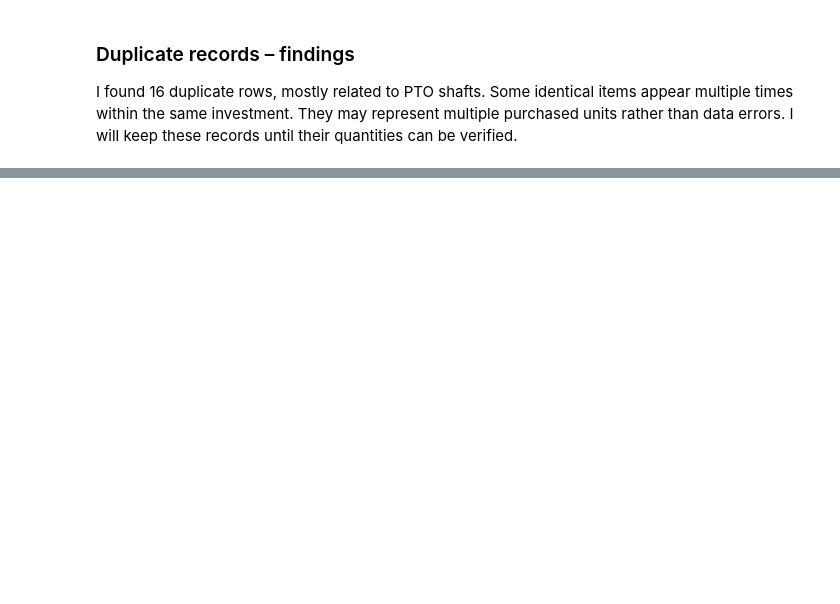
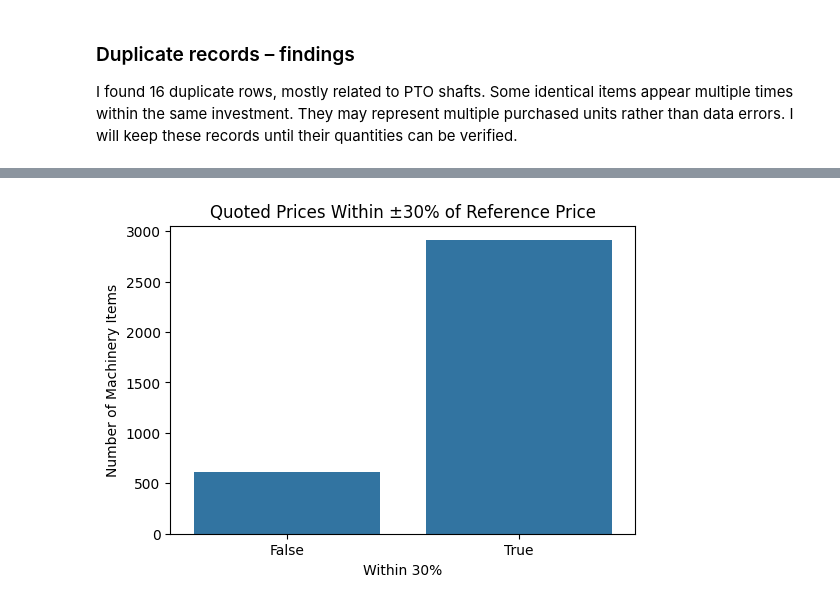
Before and after one commit to milatovicdanka90-maker/dsb_capstone, a Jupyter notebook: 01_EDA.ipynb, the cells around one changed output, grey strips where cells are left out. Cells and saved outputs as stored; diff of their text form; code cells hidden in the pictures; blank space fills up the shorter version.

```diff
--- a/01_EDA.ipynb
+++ b/01_EDA.ipynb
@@ -450,0 +461,8 @@ I found 16 duplicate rows, mostly related to PTO shafts. Some identical items ap
+# %%
+# Keeping records with both quoted and reference prices
+
+prices_analysis = prices_clean.dropna(subset=[
+        "Applicant Quoted Price (EUR)",
+        "Evaluation Committee Reference Price (EUR)"]).copy()
+
+prices_analysis.shape
@@ -450,0 +475,12 @@ I found 16 duplicate rows, mostly related to PTO shafts. Some identical items ap
+# %%
+# Calculating price deviation (%)
+
+prices_analysis["Price Deviation (%)"] = (
+    (prices_analysis["Applicant Quoted Price (EUR)"] -
+     prices_analysis["Evaluation Committee Reference Price (EUR)"])
+    / prices_analysis["Evaluation Committee Reference Price (EUR)"]) * 100
+
+prices_analysis[
+    ["Applicant Quoted Price (EUR)",
+     "Evaluation Committee Reference Price (EUR)",
+     "Price Deviation (%)"]].head(10)
@@ -450,0 +540,7 @@ I found 16 duplicate rows, mostly related to PTO shafts. Some identical items ap
+# %%
+# Checking if quoted prices are within 30% of reference prices
+
+prices_analysis["Within 30%"] = (
+    prices_analysis["Price Deviation (%)"].abs() <= 30)
+
+prices_analysis["Within 30%"].value_counts()
@@ -450,0 +557,14 @@ I found 16 duplicate rows, mostly related to PTO shafts. Some identical items ap
+# %%
+# Visualize the 30% price threshold results
+
+plt.figure(figsize=(6, 4))
+
+sns.countplot(data=prices_analysis, x="Within 30%")
+
+plt.title("Quoted Prices Within ±30% of Reference Price")
+plt.xlabel("Within 30%")
+plt.ylabel("Number of Machinery Items")
+
+plt.show()
+# %% [output]
+[figure, added]
```
Also changed, not shown: parts of 28 cells of this notebook.
